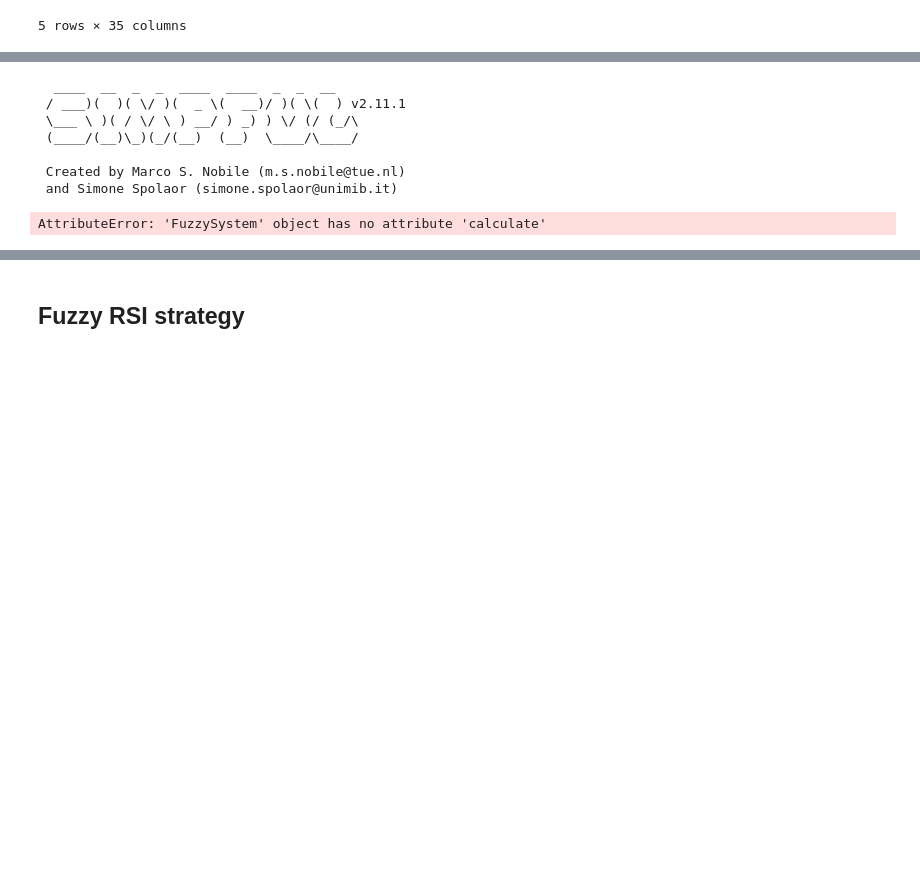
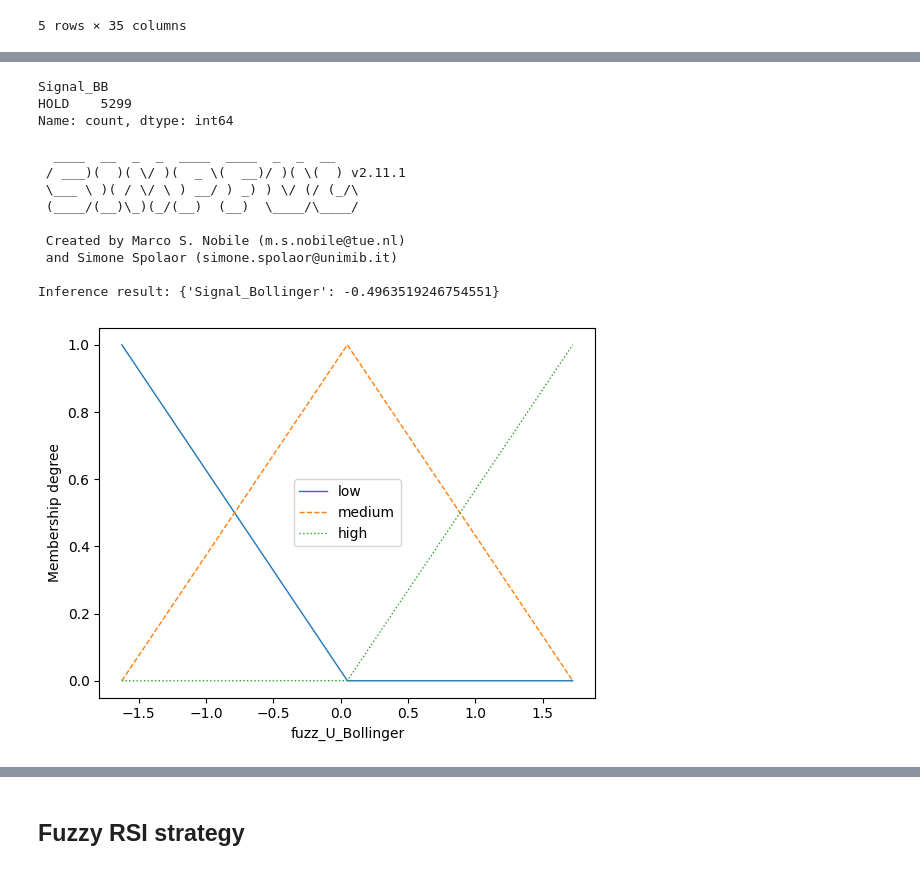
Before and after one commit to kkarolina71/praca_magisterska, a Jupyter notebook: Fuzzification EURUSD_1h.ipynb, the cells around one changed output, grey strips where cells are left out. Drawn from its saved outputs; the diff is of its cells as text; code cells hidden in the pictures; blank space fills up the shorter version.

```diff
--- a/Fuzzification EURUSD_1h.ipynb
+++ b/Fuzzification EURUSD_1h.ipynb
@@ -277,3 +286,9 @@ at_eur_1h.head()
+# %%
+at_eur_1h['Signal_BB'].value_counts()
+# %% [output]
+Signal_BB
+HOLD    5299
+Name: count, dtype: int64
 # %%
 def create_fuzzy_system_bollinger(data, upper_band_variable, lower_band_variable, signal_variable):
     FS = FuzzySystem()
@@ -295,7 +310,7 @@ def create_fuzzy_system_bollinger(data, upper_band_variable, lower_band_variable
     FS.add_linguistic_variable(upper_band_variable, fuzzy_sets_upper)
     FS.add_linguistic_variable(lower_band_variable, fuzzy_sets_lower)
 
-    # Create labels for the results (BUY, HOLD, SELL) with variable values of triangular fuzzy sets
+    # Create labels for the results (SELL, HOLD, BUY) with variable values of triangular fuzzy sets
     signal_sets = []
     for i, term in enumerate(terms):
         low_stat_upper = stats_upper.loc['25%']
@@ -321,32 +336,24 @@ def create_fuzzy_system_bollinger(data, upper_band_variable, lower_band_variable
 
     # Define fuzzy rules
     FS.add_rules([
-        f"IF ({upper_band_variable} IS low) THEN ({signal_variable} IS SELL)",
-        f"IF ({upper_band_variable} IS medium) THEN ({signal_variable} IS HOLD)",
-        f"IF ({upper_band_variable} IS high) THEN ({signal_variable} IS BUY)",
-        f"IF ({lower_band_variable} IS low) THEN ({signal_variable} IS SELL)",
-        f"IF ({lower_band_variable} IS medium) THEN ({signal_variable} IS HOLD)",
-        f"IF ({lower_band_variable} IS high) THEN ({signal_variable} IS BUY)"
+        f"IF ({upper_band_variable} IS low) AND ({lower_band_variable} IS low) THEN ({signal_variable} IS SELL)",
+        f"IF ({upper_band_variable} IS medium) AND ({lower_band_variable} IS medium) THEN ({signal_variable} IS HOLD)",
+        f"IF ({upper_band_variable} IS high) AND ({lower_band_variable} IS high) THEN ({signal_variable} IS BUY)",
     ])
 
     return FS
 # %%
+# Create the Bollinger Bands fuzzy system
 bollinger_FS = create_fuzzy_system_bollinger(at_eur_1h, 'fuzz_U_Bollinger', 'fuzz_L_Bollinger', 'Signal_Bollinger')
 
-# Assuming you have a data point for which you want to evaluate the fuzzy system
-data_point = {'fuzz_U_Bollinger': at_eur_1h['fuzz_U_Bollinger'].iloc[0],
-              'fuzz_L_Bollinger': at_eur_1h['fuzz_L_Bollinger'].iloc[0]}
+# Use the set_variable method to set the input values
+bollinger_FS.set_variable('fuzz_U_Bollinger', data_point['fuzz_U_Bollinger'])
+bollinger_FS.set_variable('fuzz_L_Bollinger', data_point['fuzz_L_Bollinger'])
 
-# Use the fuzz method to calculate the degree of membership
-membership_degrees = bollinger_FS.calculate(data_point)
+# Perform fuzzy inference
+result_bb = bollinger_FS.inference()
 
-# Access the 'Signal_Bollinger' variable in the membership degrees
-signal_membership = membership_degrees['Signal_Bollinger']
-
-# Determine the result based on the membership degrees
-result = bollinger_FS.defuzzify(membership_degrees)
-
-print(f"Signal for the first data point: {result}")
+print(f"Inference result: {result}")
 # %% [output]
   ____  __  _  _  ____  ____  _  _  __
  / ___)(  )( \/ )(  _ \(  __)/ )( \(  ) v2.11.1
@@ -355,4 +362,9 @@ print(f"Signal for the first data point: {result}")
 
  Created by Marco S. Nobile (m.s.nobile@tue.nl)
  and Simone Spolaor (simone.spolaor@unimib.it)
+
+Inference result: {'Signal_Bollinger': -0.4963519246754551}
-AttributeError: 'FuzzySystem' object has no attribute 'calculate'
+# %%
+bollinger_FS.plot_variable("fuzz_U_Bollinger")
+# %% [output]
+[figure, added]
```
Also changed, not shown: parts of 19 cells of this notebook, 1 other file.
